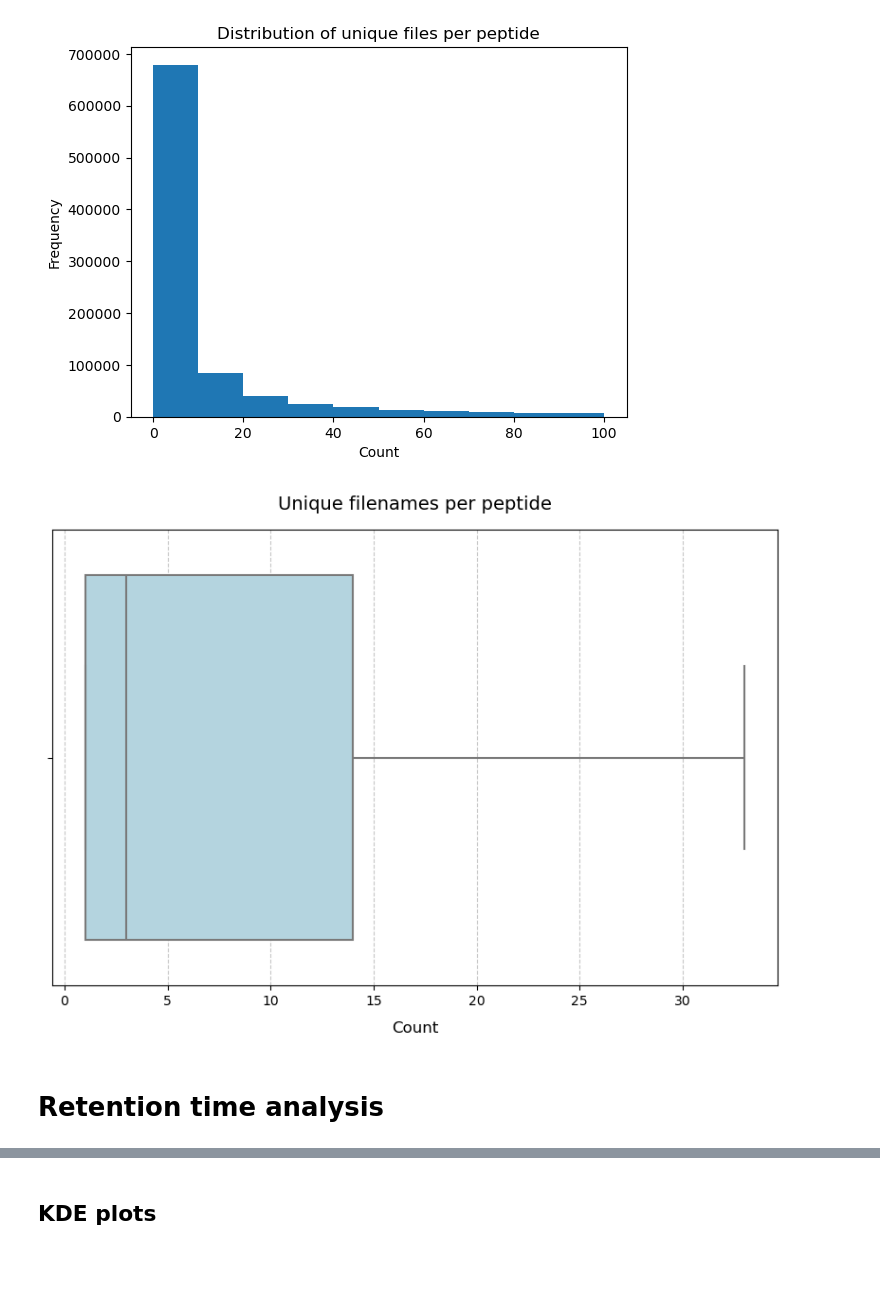
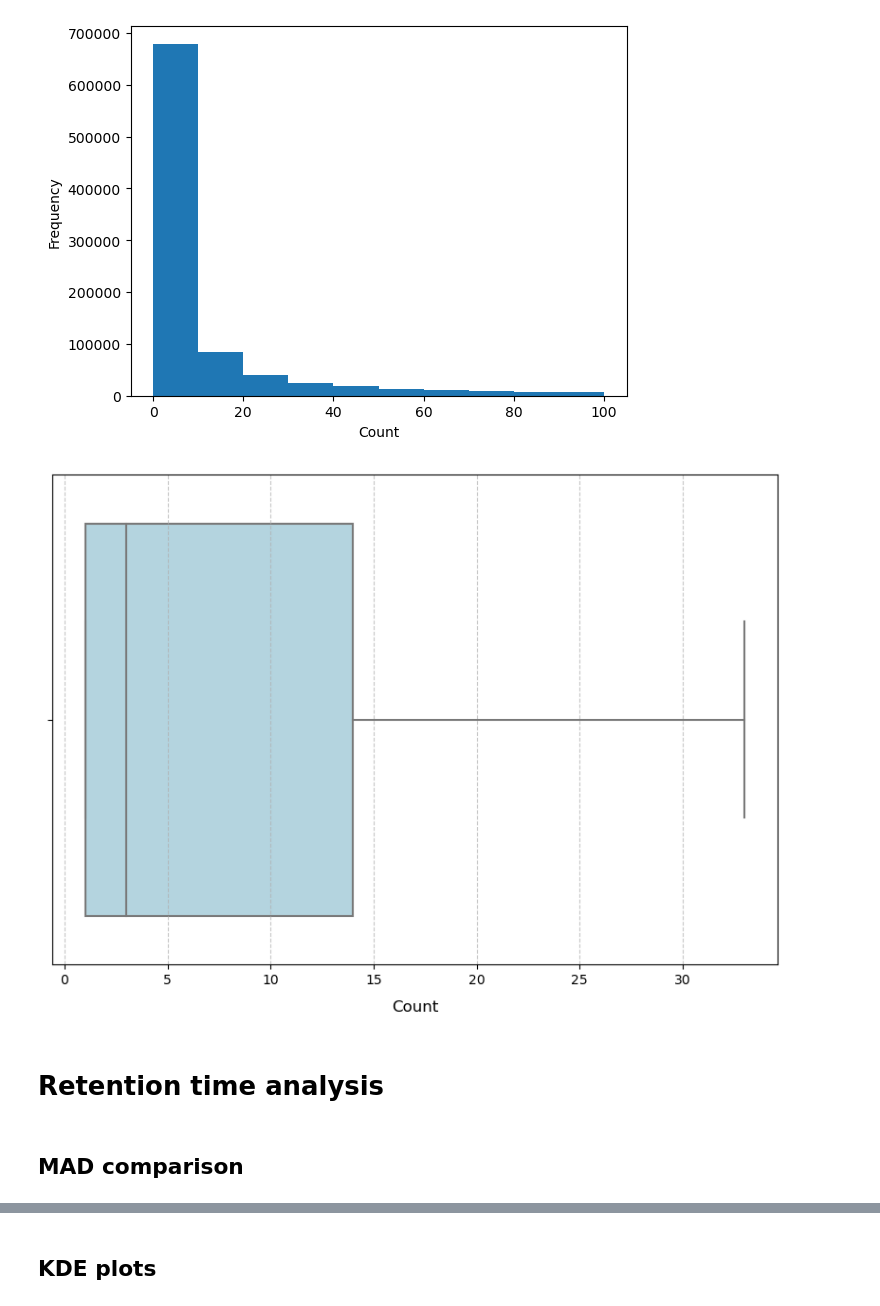
Before and after one commit to WannesLamberts/MTL-peptide-property-prediction-pool, a Jupyter notebook: notebooks/data_analysis/analysis_massive.ipynb, the cells around one changed output, grey strips where cells are left out. Saved outputs shown, nothing was run; the diff lists cells and outputs as text; code cells hidden in the pictures; blank space fills up the shorter version.

```diff
--- a/notebooks/data_analysis/analysis_massive.ipynb
+++ b/notebooks/data_analysis/analysis_massive.ipynb
@@ -84,15 +77,14 @@ plt.show()
 # %%
-overlap_across_file = df.groupby('sequence')['filename'].nunique()
+overlap_across_file = df.groupby('modified_sequence')['filename'].nunique()
 overlap_across_file.plot.hist(range=(0, 100))
-plt.title("Distribution of unique files per peptide")
 plt.xlabel("Count")
 plt.ylabel("Frequency")
 plt.show()
 # %% [output]
-[figure, old version]
+[figure, new version]
 # %%
-horizontal_boxplot(overlap_across_file,"Count","Unique filenames per peptide")
+horizontal_boxplot(overlap_across_file,"Count")
 # %% [output]
-[figure, old version]
+[figure, new version]
 # %% [markdown]
 # Retention time analysis
@@ -99,2 +96,4 @@ horizontal_boxplot(overlap_across_file,"Count","Unique filenames per peptide")
+# %% [markdown]
+## MAD comparison
 # %%
 df = pd.read_parquet(DATASET,engine="pyarrow")
```
Also changed, not shown: parts of 35 cells of this notebook, 7 other files.
